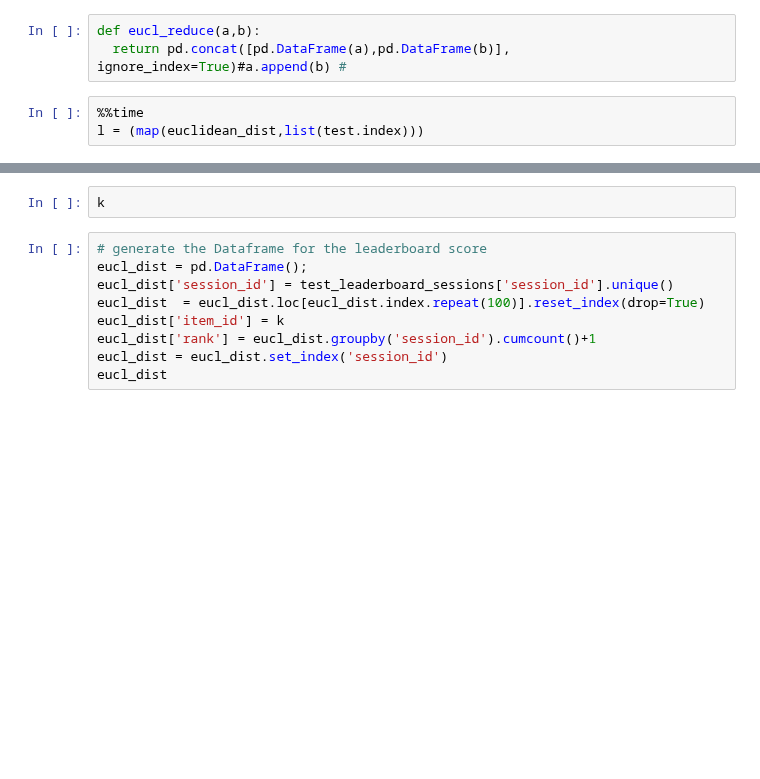
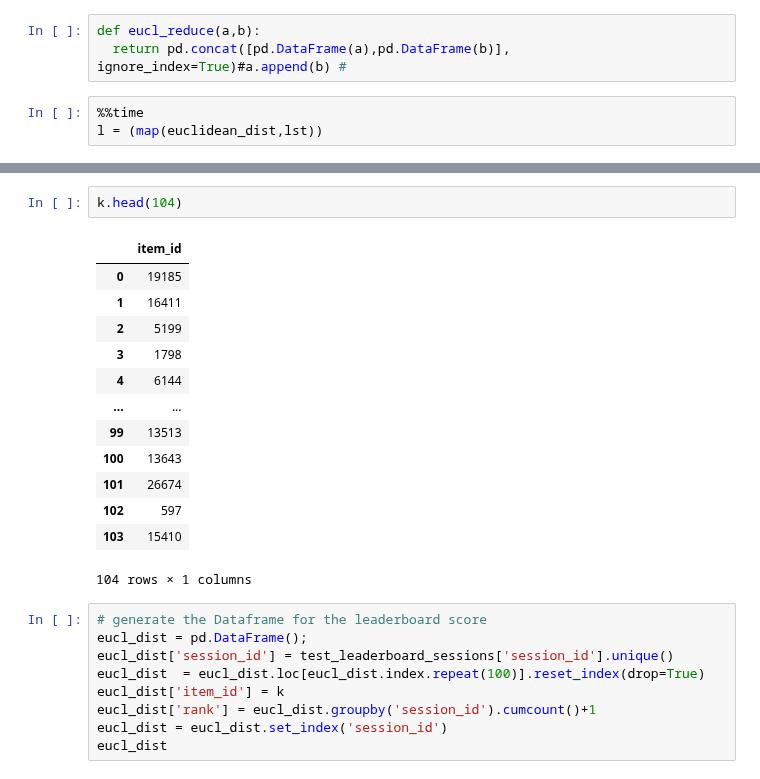
Before and after one commit to Ananassio/Data-Science_lab, a Jupyter notebook: Project/Data.ipynb, the cells around one changed output, grey strips where cells are left out. Drawn from its saved outputs; the diff is of its cells as text; blank space fills up the shorter version.

```diff
--- a/Project/Data.ipynb
+++ b/Project/Data.ipynb
@@ -1091,4 +1274,4 @@ def eucl_reduce(a,b):
   return pd.concat([pd.DataFrame(a),pd.DataFrame(b)], ignore_index=True)#a.append(b) #
 # %%
 %%time
-l = (map(euclidean_dist,list(test.index)))
+l = (map(euclidean_dist,lst))
@@ -1101,5 +1313,19 @@ k = (functools.reduce(eucl_reduce,l))
 # %%
-k
+k.head(104)
+# %% [output]
+|  | item_id |
+| 0 | 19185 |
+| 1 | 16411 |
+| 2 | 5199 |
+| 3 | 1798 |
+| 4 | 6144 |
+| ... | ... |
+| 99 | 13513 |
+| 100 | 13643 |
+| 101 | 26674 |
+| 102 | 597 |
+| 103 | 15410 |
+104 rows × 1 columns
 # %%
 # generate the Dataframe for the leaderboard score
 eucl_dist = pd.DataFrame();
```
Also changed, not shown: parts of 44 cells of this notebook.
